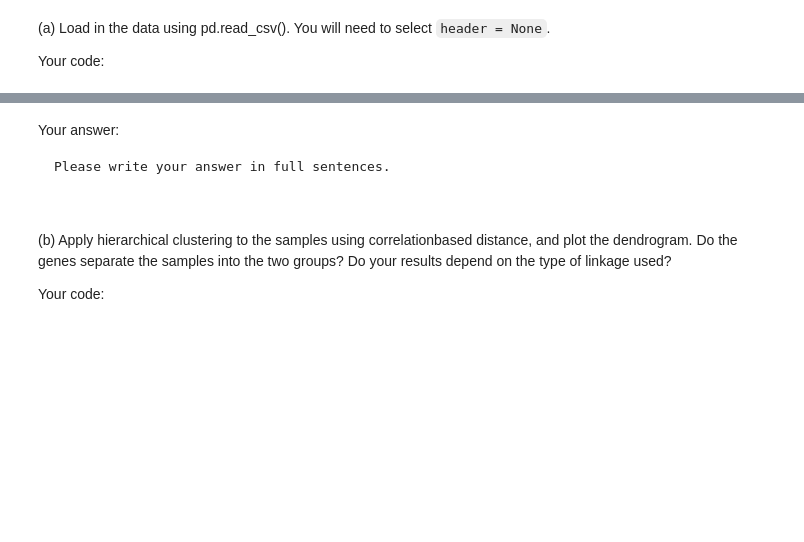
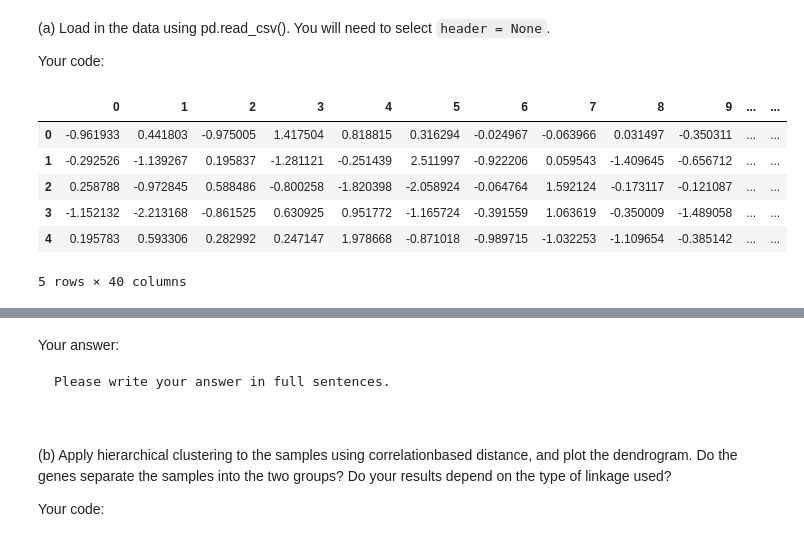
Before and after one commit to BU-MSSP-Classroom/MA679_Spring2024_09_unsupervised-fengyuanshen, a Jupyter notebook: Ch12_Unsupervised_Python.ipynb, the cells around one changed output, grey strips where cells are left out. Cells and saved outputs as stored; diff of their text form; code cells hidden in the pictures; blank space fills up the shorter version.

```diff
--- a/Ch12_Unsupervised_Python.ipynb
+++ b/Ch12_Unsupervised_Python.ipynb
@@ -669,3 +672,10 @@ Your code:
 # %%
-#
-#
+credit_data.head()
+# %% [output]
+|  | 0 | 1 | 2 | 3 | 4 | 5 | 6 | 7 | 8 | 9 | ... | ... |
+| 0 | -0.961933 | 0.441803 | -0.975005 | 1.417504 | 0.818815 | 0.316294 | -0.024967 | -0.063966 | 0.031497 | -0.350311 | ... | ... |
+| 1 | -0.292526 | -1.139267 | 0.195837 | -1.281121 | -0.251439 | 2.511997 | -0.922206 | 0.059543 | -1.409645 | -0.656712 | ... | ... |
+| 2 | 0.258788 | -0.972845 | 0.588486 | -0.800258 | -1.820398 | -2.058924 | -0.064764 | 1.592124 | -0.173117 | -0.121087 | ... | ... |
+| 3 | -1.152132 | -2.213168 | -0.861525 | 0.630925 | 0.951772 | -1.165724 | -0.391559 | 1.063619 | -0.350009 | -1.489058 | ... | ... |
+| 4 | 0.195783 | 0.593306 | 0.282992 | 0.247147 | 1.978668 | -0.871018 | -0.989715 | -1.032253 | -1.109654 | -0.385142 | ... | ... |
+5 rows × 40 columns
```
Also changed, not shown: parts of 9 cells of this notebook.
